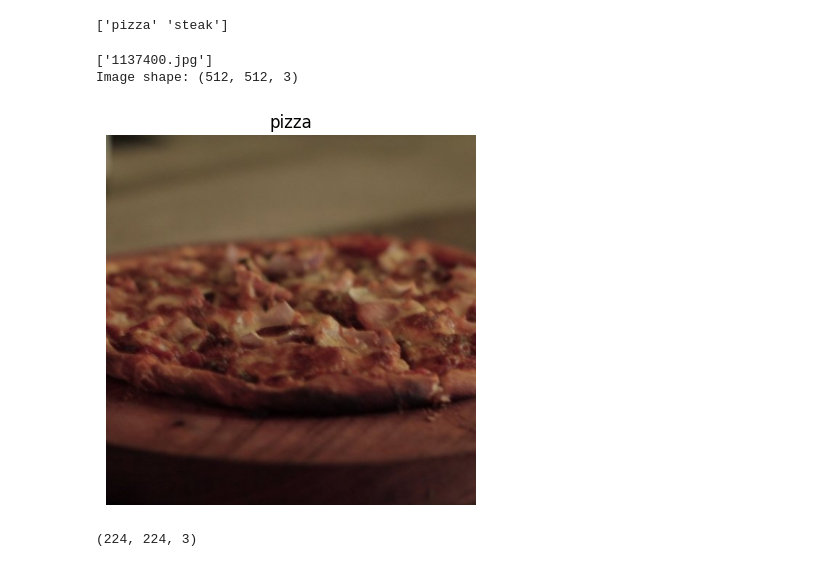
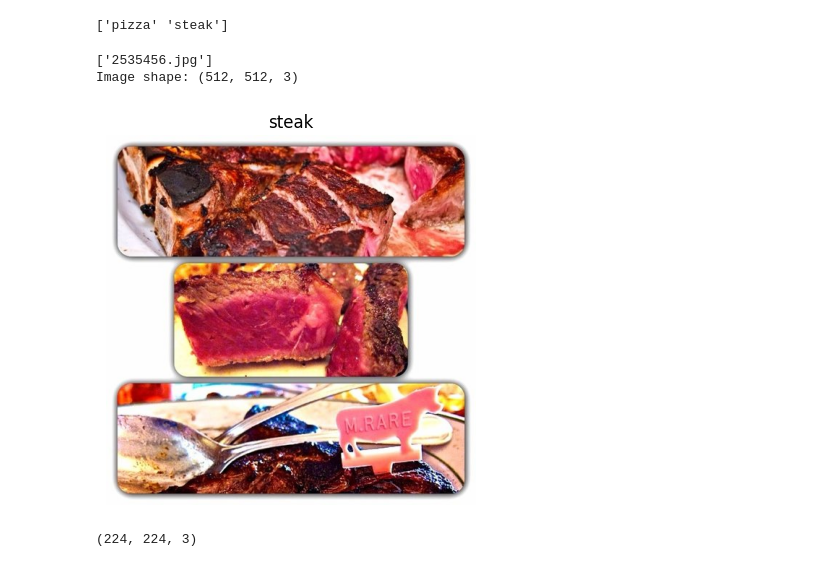
Before and after one commit to Hardtophead/Learn_DL_With_Tensorflow, a Jupyter notebook: 03_convolutional_neural_networks_with_tensorflow_video.ipynb, the cells around one changed output. Drawn from its saved outputs; the diff is of its cells as text; code cells hidden in the pictures.

```diff
--- a/03_convolutional_neural_networks_with_tensorflow_video.ipynb
+++ b/03_convolutional_neural_networks_with_tensorflow_video.ipynb
@@ -137,13 +139,13 @@ def view_random_image(target_dir, target_class):
 # %%
 # View a random image from the training dataset
 img = view_random_image(
     target_dir="pizza_steak/train/",
-    target_class="pizza"
+    target_class="steak"
 )
 # %% [output]
-['1137400.jpg']
+['2535456.jpg']
 Image shape: (512, 512, 3)
-[figure, old version]
+[figure, new version]
 # %%
 224, 224, 3
 # %% [output]
```
Also changed, not shown: parts of 15 cells of this notebook.
